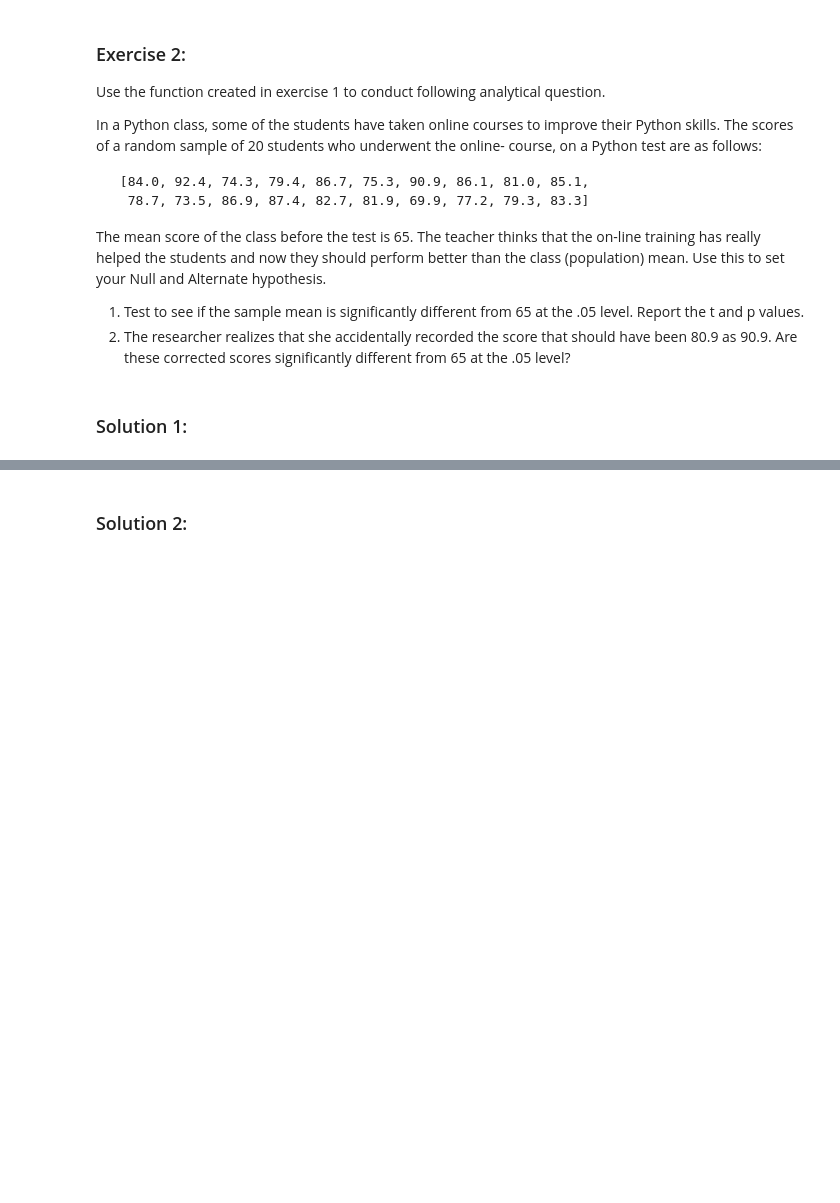
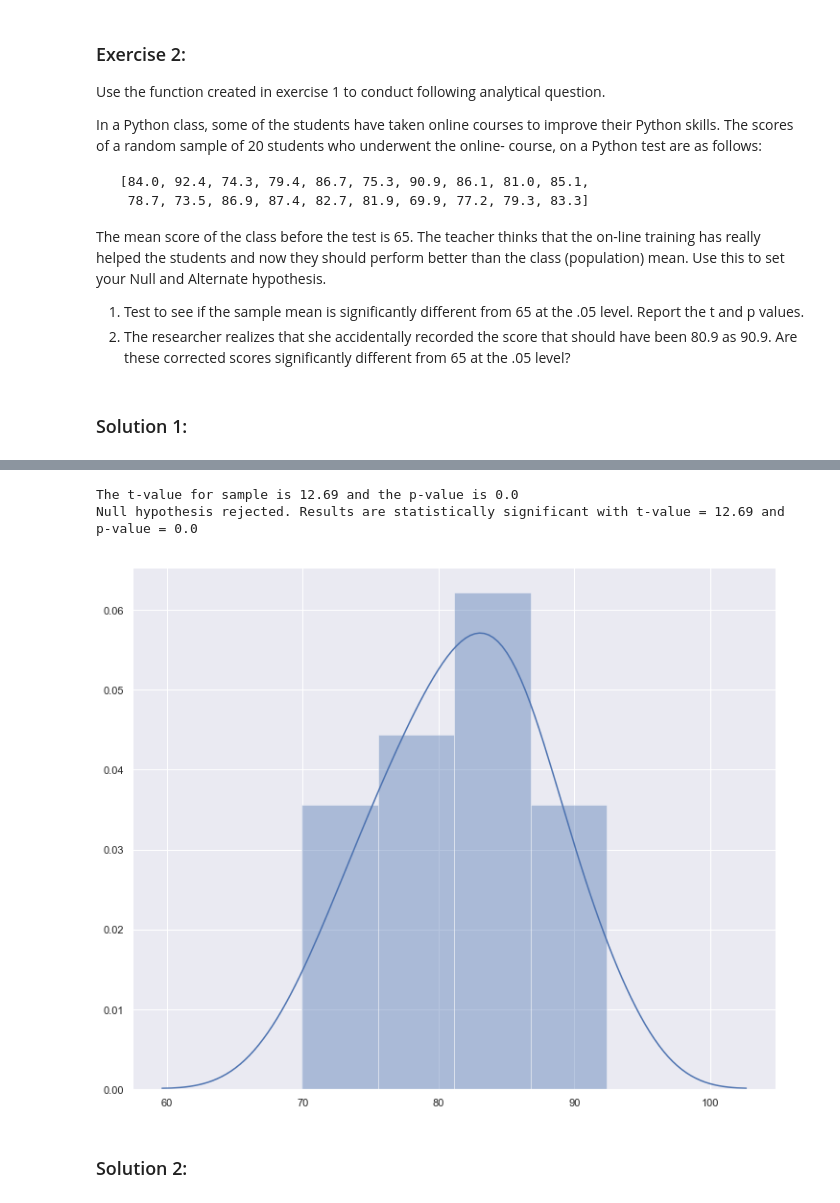
Before and after one commit to MissAle17/dsc-2-20-08-1-sample-t-tests-lab-online-ds-sp-000, a Jupyter notebook: index.ipynb, the cells around one changed output, grey strips where cells are left out. Drawn from its saved outputs; the diff is of its cells as text; code cells hidden in the pictures; blank space fills up the shorter version.

```diff
--- a/index.ipynb
+++ b/index.ipynb
@@ -258,6 +265,6 @@ This value can also be calculated in Python using Scipy.stats module using ppf()
 Ley's calculate the critical t using this formula and confirm our earlier findings.
 # %%
 # Calculate critical t value
-t_crit = None
+t_crit = round(stats.t.ppf(1-0.05,df),3)
 t_crit
 # 1.711
@@ -287,6 +296,7 @@ Where a is the sample mean (x_bar) and popmean (mu) is the population mean. This
 
 We use a one-tailed t-test as we are looking for an increase in the sales performance. The right tail of the di test for the null hypothesis that the expected value (mean) of a sample of independent observations a is equal to the given population mean, popmean.
 # %%
-results = None
+results = stats.ttest_1samp(a= sample, popmean= mu)
+print ("The t-value for sample is", round(results[0], 2), "and the p-value is", np.round((results[1]), 4))
 #  Print results
 # The t-value for sample is 3.58 and the p-value is 0.0015
@@ -341,3 +343,33 @@ def one_sample_ttest(sample, popmean, alpha):
+# %%
+def one_sample_ttest(sample, popmean, alpha):
+
+    # Visualize sample distribution for normality
+    sns.set(color_codes=True)
+    sns.set(rc={'figure.figsize':(12,10)})
+    sns.distplot(sample)
+
+    # Population mean
+    mu = popmean
+
+    # Sample mean (x̄) using NumPy mean()
+    x_bar = np.mean(sample)
+
+    # Sample Stadrad Deviation (sigma) using Numpy
+    sigma = np.std(sample)
+    # Degrees of freedom
+    n = len(sample)
+    df = n-1
+    #Calculate the critical t-value
+    t_crit = round(stats.t.ppf(1-0.05,df),3)
+    #Calculate the t-value and p-value
+    results = stats.ttest_1samp(a= sample, popmean= mu)
+    print ("The t-value for sample is", round(results[0], 2), "and the p-value is", np.round((results[1]), 4))
+    #return results
+    if (results[0]>t_crit) and (results[1]<0.05):
+        print ("Null hypothesis rejected. Results are statistically significant with t-value =",
+           round(results[0], 2), "and p-value =", np.round((results[1]), 4))
+    else:
+        print ("Fail to Reject the Null Hypothesis")
 # %% [markdown]
 ### Exercise 2:
 
@@ -362,2 +390,13 @@ Null hypothesis rejected. Results are statistically significant with t-value = 1
+# %%
+ex2 = np.array( [84.0, 92.4, 74.3, 79.4, 86.7, 75.3, 90.9, 86.1, 81.0, 85.1,
+  78.7, 73.5, 86.9, 87.4, 82.7, 81.9, 69.9, 77.2, 79.3, 83.3])
+popmu2 = 65
+alpha2 = 0.05
+
+one_sample_ttest(ex2, popmu2, alpha2)
+# %% [output]
+The t-value for sample is 12.69 and the p-value is 0.0
+Null hypothesis rejected. Results are statistically significant with t-value = 12.69 and p-value = 0.0
+[figure, added]
 # %% [markdown]
 ### Solution 2:
```
Also changed, not shown: parts of 10 cells of this notebook.
